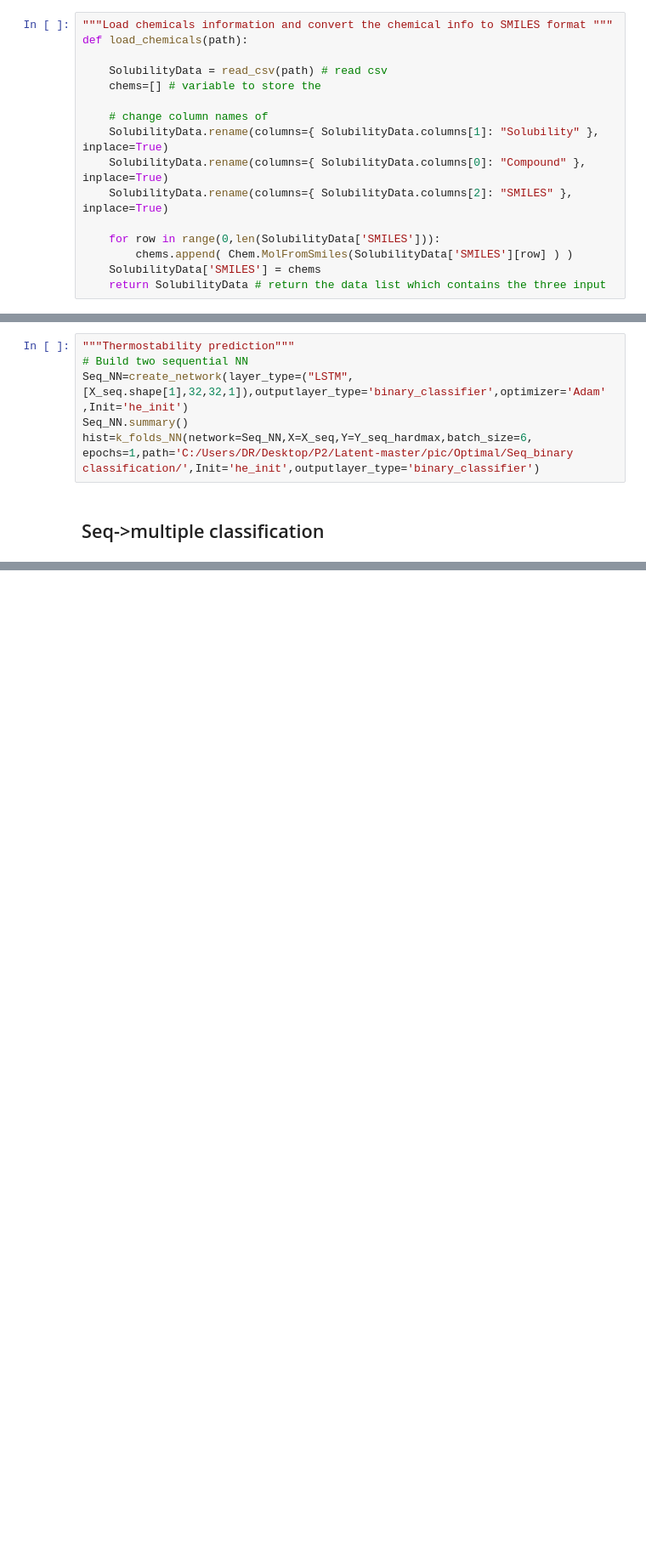
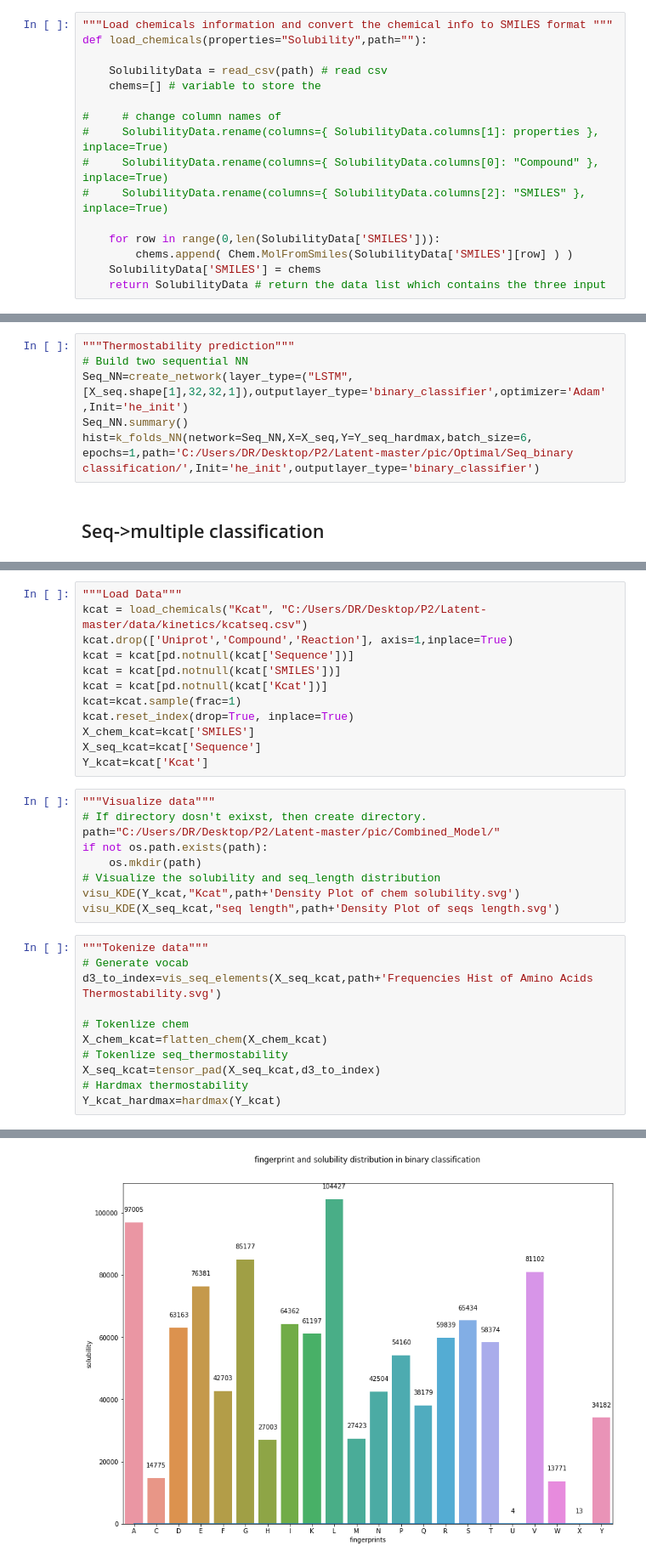
Before and after one commit to JBwdn/Latent, a Jupyter notebook: Funtional.ipynb, the cells around one changed output, grey strips where cells are left out. Shown: that part at 85% size. Cells and saved outputs as stored; diff of their text form; blank space fills up the shorter version.

```diff
--- a/Funtional.ipynb
+++ b/Funtional.ipynb
@@ -62,15 +62,15 @@ def read_csv(path):
     return df
 # %%
 """Load chemicals information and convert the chemical info to SMILES format """
-def load_chemicals(path):
+def load_chemicals(properties="Solubility",path=""):
 
     SolubilityData = read_csv(path) # read csv
     chems=[] # variable to store the
 
-    # change column names of
-    SolubilityData.rename(columns={ SolubilityData.columns[1]: "Solubility" }, inplace=True)
-    SolubilityData.rename(columns={ SolubilityData.columns[0]: "Compound" }, inplace=True)
-    SolubilityData.rename(columns={ SolubilityData.columns[2]: "SMILES" }, inplace=True)
+#     # change column names of
+#     SolubilityData.rename(columns={ SolubilityData.columns[1]: properties }, inplace=True)
+#     SolubilityData.rename(columns={ SolubilityData.columns[0]: "Compound" }, inplace=True)
+#     SolubilityData.rename(columns={ SolubilityData.columns[2]: "SMILES" }, inplace=True)
 
     for row in range(0,len(SolubilityData['SMILES'])):
         chems.append( Chem.MolFromSmiles(SolubilityData['SMILES'][row] ) )
@@ -774,0 +774,33 @@ Epoch 6/50
+# %%
+"""Load Data"""
+kcat = load_chemicals("Kcat", "C:/Users/DR/Desktop/P2/Latent-master/data/kinetics/kcatseq.csv")
+kcat.drop(['Uniprot','Compound','Reaction'], axis=1,inplace=True)
+kcat = kcat[pd.notnull(kcat['Sequence'])]
+kcat = kcat[pd.notnull(kcat['SMILES'])]
+kcat = kcat[pd.notnull(kcat['Kcat'])]
+kcat=kcat.sample(frac=1)
+kcat.reset_index(drop=True, inplace=True)
+X_chem_kcat=kcat['SMILES']
+X_seq_kcat=kcat['Sequence']
+Y_kcat=kcat['Kcat']
+# %%
+"""Visualize data"""
+# If directory dosn't exixst, then create directory.
+path="C:/Users/DR/Desktop/P2/Latent-master/pic/Combined_Model/"
+if not os.path.exists(path):
+    os.mkdir(path)
+# Visualize the solubility and seq_length distribution
+visu_KDE(Y_kcat,"Kcat",path+'Density Plot of chem solubility.svg')
+visu_KDE(X_seq_kcat,"seq length",path+'Density Plot of seqs length.svg')
+# %%
+"""Tokenize data"""
+# Generate vocab
+d3_to_index=vis_seq_elements(X_seq_kcat,path+'Frequencies Hist of Amino Acids Thermostability.svg')
+
+# Tokenlize chem
+X_chem_kcat=flatten_chem(X_chem_kcat)
+# Tokenlize seq_thermostability
+X_seq_kcat=tensor_pad(X_seq_kcat,d3_to_index)
+# Hardmax thermostability
+Y_kcat_hardmax=hardmax(Y_kcat)
+# %% [output]
@@ -774,0 +815 @@ Epoch 6/50
+[figure, added]
```
Also changed, not shown: parts of 18 cells of this notebook.
